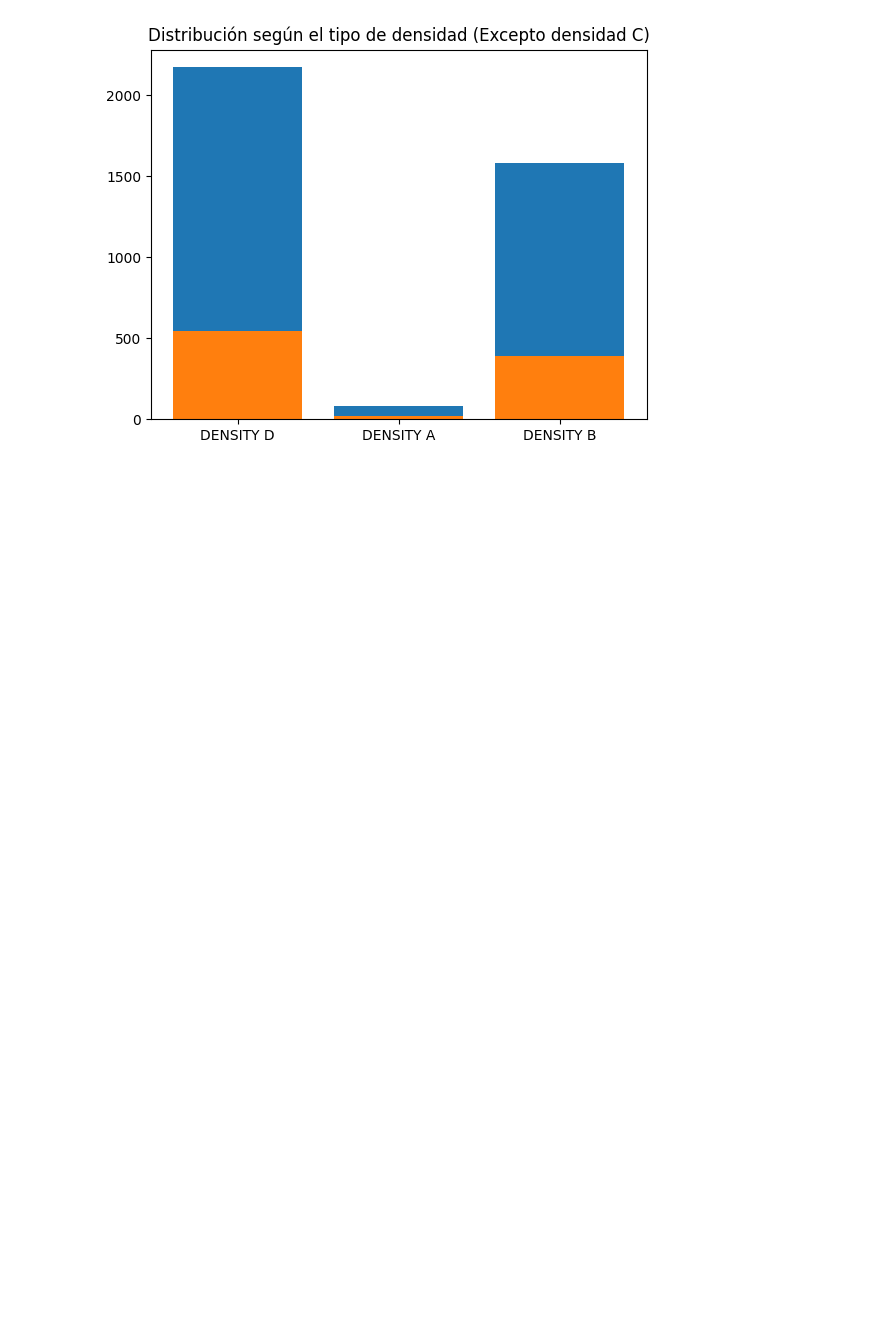
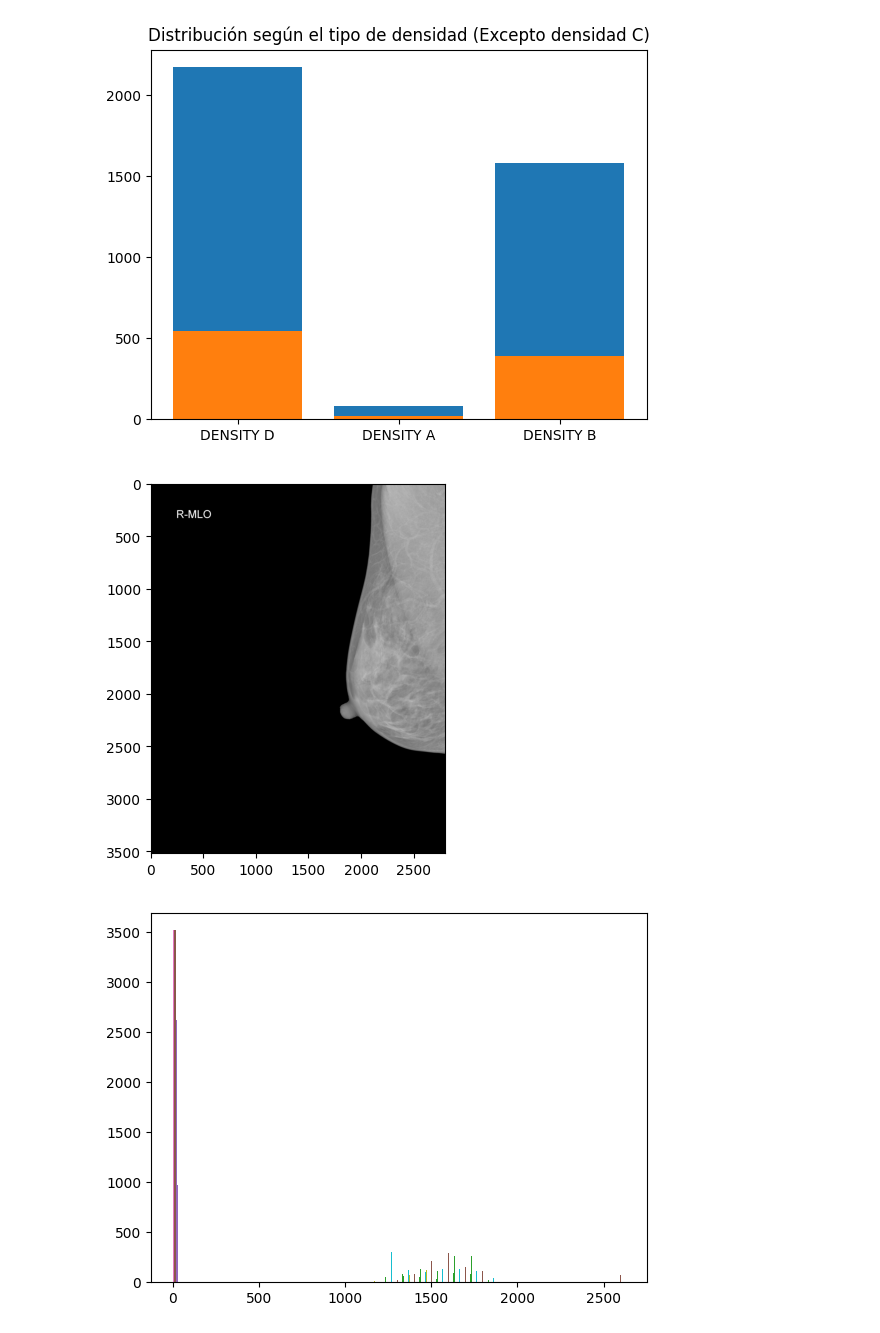
Before and after one commit to amezquitam/masses-mammo, a Jupyter notebook: mammo-main.ipynb, the cells around one changed output. Drawn from its saved outputs; the diff is of its cells as text; code cells hidden in the pictures; blank space fills up the shorter version.

Commit message:
reading dicom images

```diff
--- a/mammo-main.ipynb
+++ b/mammo-main.ipynb
@@ -97,0 +103,18 @@ plt.show()
+# %%
+import pydicom as dicom
+import os
+import matplotlib.pyplot as plt
+import numpy as np
+
+def listdir(path):
+    return [os.path.join(path, file) for file in os.listdir(path)]
+
+images = [dicom.dcmread(image_path) for image_path in listdir('images')]
+
+for image in images:
+    plt.imshow(image.pixel_array, cmap='gray')
+    plt.show()
+    plt.hist(image.pixel_array, bins=80)
+# %% [output]
+[figure, added]
+[figure, added]
```
Also changed, not shown: parts of 1 cell of this notebook, 1 other file.
